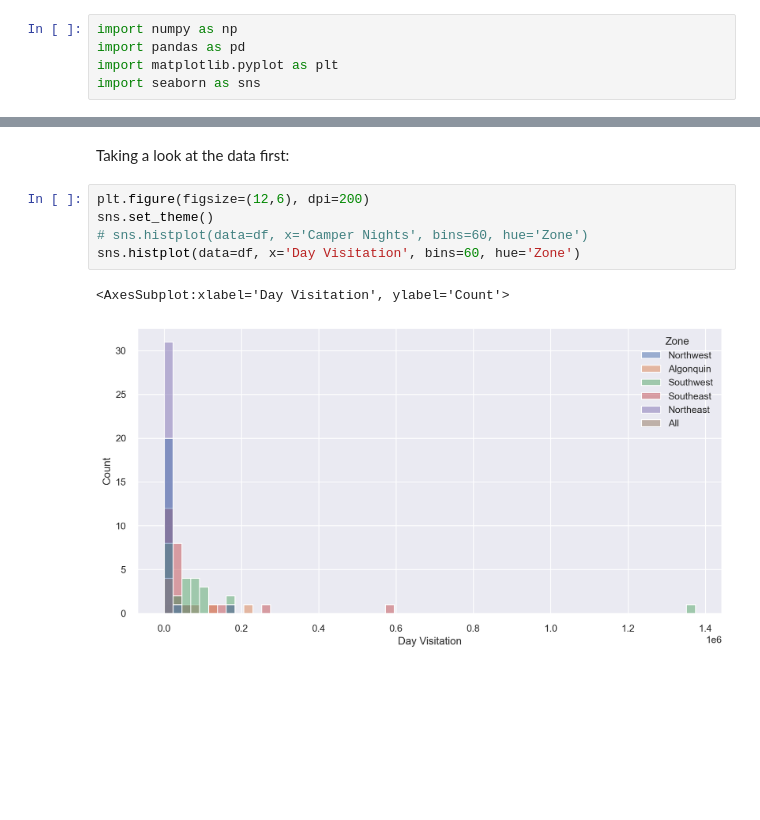
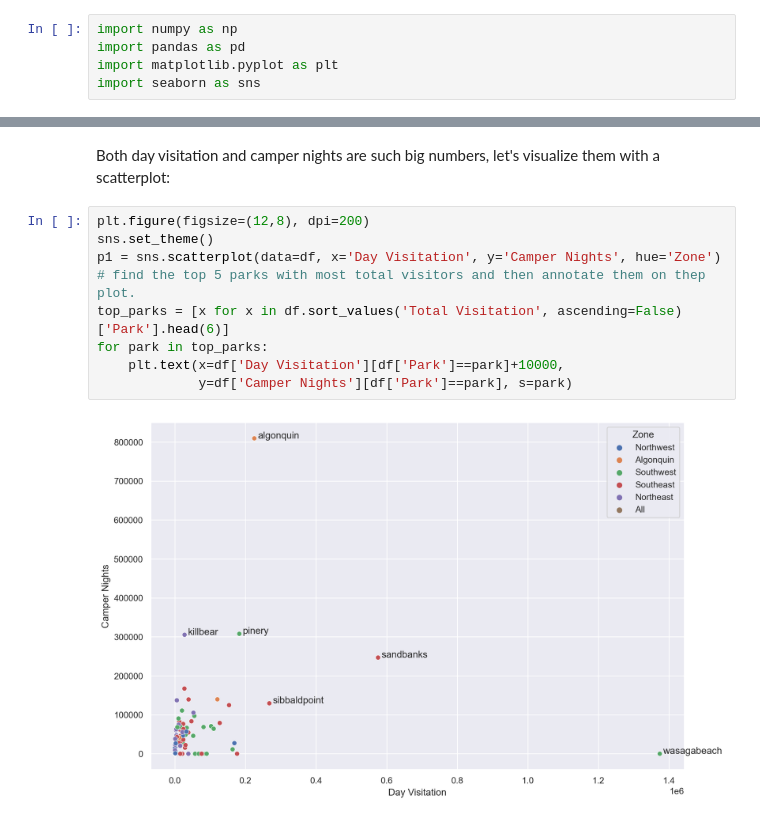
Before and after one commit to ydatay/Ontario_Parks_Visits, a Jupyter notebook: Ontario_Parks_Analysis.ipynb, the cells around one changed output, grey strips where cells are left out. Cells and saved outputs as stored; diff of their text form; blank space fills up the shorter version.

Commit message:
enhanced first plot

```diff
--- a/Ontario_Parks_Analysis.ipynb
+++ b/Ontario_Parks_Analysis.ipynb
@@ -25,10 +48,13 @@ df.sort_values('Camper Nights', ascending=False).head()
 # %% [markdown]
-Taking a look at the data first:
+Both day visitation and camper nights are such big numbers, let's visualize them with a scatterplot:
 # %%
-plt.figure(figsize=(12,6), dpi=200)
+plt.figure(figsize=(12,8), dpi=200)
 sns.set_theme()
-# sns.histplot(data=df, x='Camper Nights', bins=60, hue='Zone')
-sns.histplot(data=df, x='Day Visitation', bins=60, hue='Zone')
+p1 = sns.scatterplot(data=df, x='Day Visitation', y='Camper Nights', hue='Zone')
+# find the top 5 parks with most total visitors and then annotate them on thep plot.
+top_parks = [x for x in df.sort_values('Total Visitation', ascending=False)['Park'].head(6)]
+for park in top_parks:
+    plt.text(x=df['Day Visitation'][df['Park']==park]+10000,
+             y=df['Camper Nights'][df['Park']==park], s=park)
 # %% [output]
-<AxesSubplot:xlabel='Day Visitation', ylabel='Count'>
-[figure, old version]
+[figure, new version]
```
Also changed, not shown: parts of 5 cells of this notebook.
